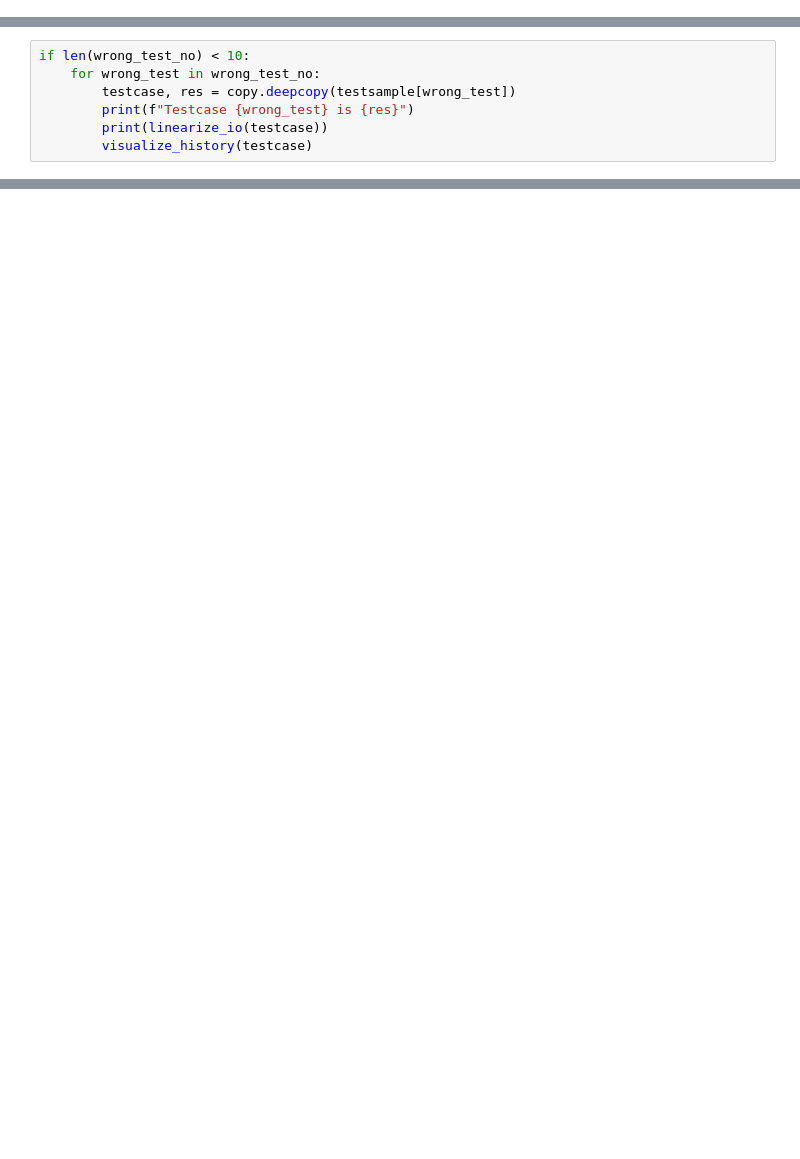
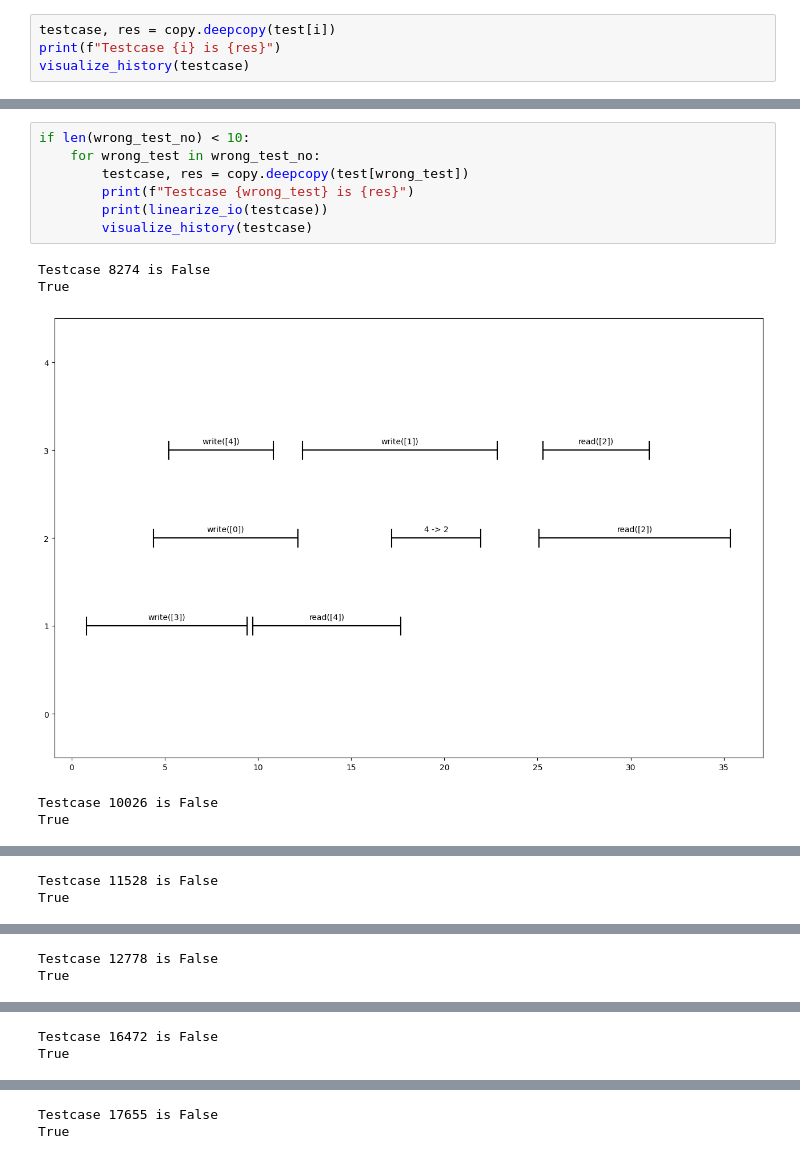
Before and after one commit to Pylyr/thesis-concurrency, a Jupyter notebook: linearization.ipynb, the cells around one changed output, grey strips where cells are left out. Cells and saved outputs as stored; diff of their text form; blank space fills up the shorter version.

Commit message:
cas true

```diff
--- a/linearization.ipynb
+++ b/linearization.ipynb
@@ -659 +204,5 @@ True
 [interactive output not drawn]
+# %%
+testcase, res = copy.deepcopy(test[i])
+print(f"Testcase {i} is {res}")
+visualize_history(testcase)
@@ -660,8 +213,13 @@ True
 # %%
 if len(wrong_test_no) < 10:
     for wrong_test in wrong_test_no:
-        testcase, res = copy.deepcopy(testsample[wrong_test])
+        testcase, res = copy.deepcopy(test[wrong_test])
         print(f"Testcase {wrong_test} is {res}")
         print(linearize_io(testcase))
         visualize_history(testcase)
 # %% [output]
+Testcase 8274 is False
+True
+[figure, added]
+Testcase 10026 is False
+True
@@ -667,0 +227,2 @@ if len(wrong_test_no) < 10:
+Testcase 11528 is False
+True
@@ -667,0 +230,2 @@ if len(wrong_test_no) < 10:
+Testcase 12778 is False
+True
@@ -667,0 +233,2 @@ if len(wrong_test_no) < 10:
+Testcase 16472 is False
+True
@@ -667,0 +236,2 @@ if len(wrong_test_no) < 10:
+Testcase 17655 is False
+True
```
Also changed, not shown: parts of 19 cells of this notebook, 11 other files.
